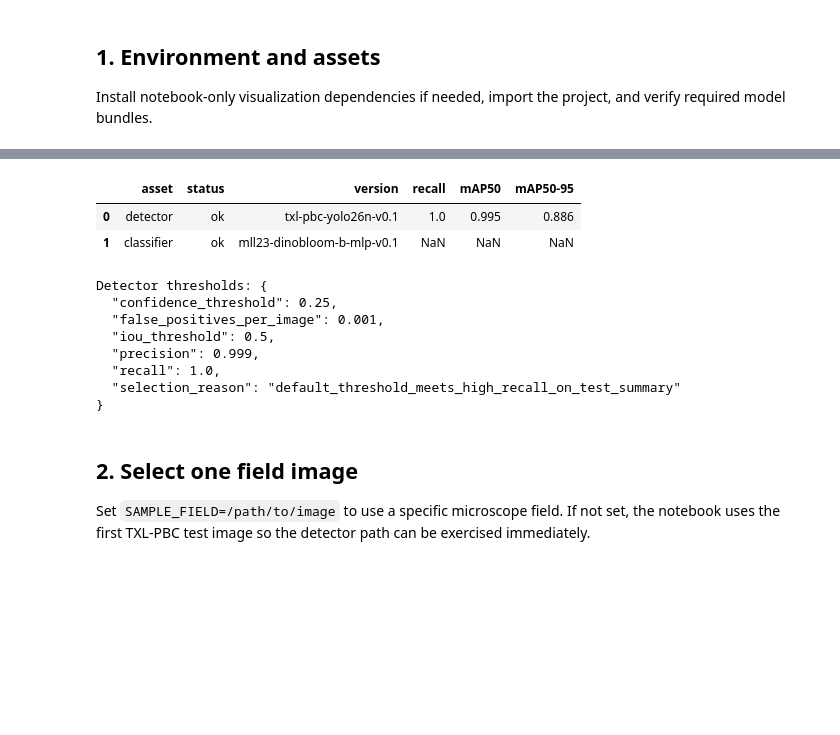
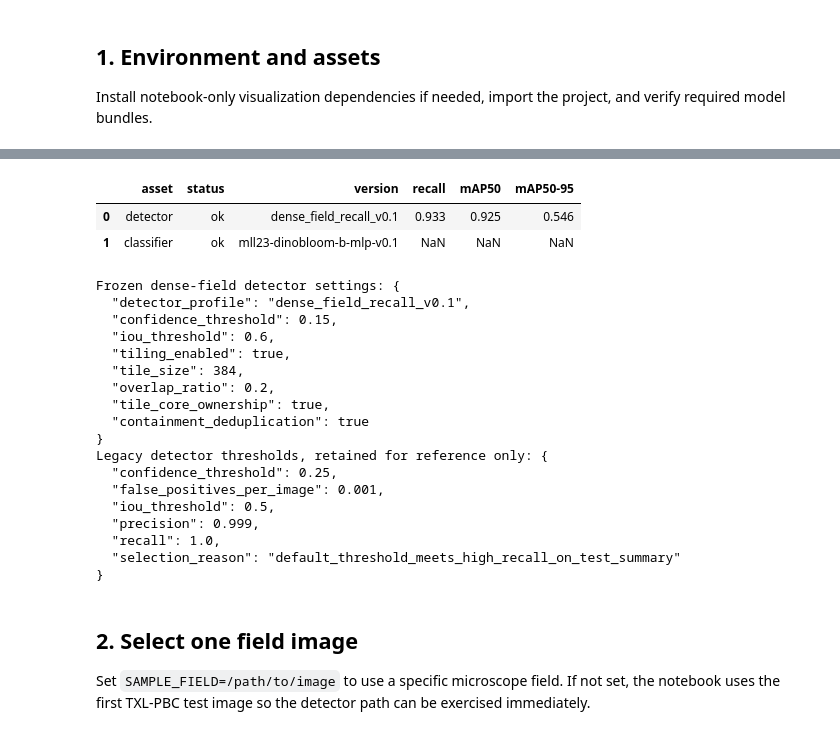
Before and after one commit to 3r3bu5/blood-analyzer, a Jupyter notebook: notebooks/04_e2e_field_analysis.ipynb, the cells around one changed output, grey strips where cells are left out. Cells and saved outputs as stored; diff of their text form; code cells hidden in the pictures; blank space fills up the shorter version.

```diff
--- a/notebooks/04_e2e_field_analysis.ipynb
+++ b/notebooks/04_e2e_field_analysis.ipynb
@@ -69,22 +78,46 @@ Classifier bundle: models/mll23-dinobloom-b-mlp-v0.1
 Backbone weights: models/backbones/dinobloom-b.pth
 Classifier device: cpu
 # %%
-detector_bundle = load_config_document(DETECTOR_BUNDLE / 'bundle.json')
-detector_metrics = load_config_document(DETECTOR_BUNDLE / 'metrics.json')
-detector_thresholds = load_config_document(DETECTOR_BUNDLE / 'thresholds.json')
+detector_evaluation = load_config_document(DETECTOR_EVALUATION)
+detector_thresholds = load_config_document(LEGACY_DETECTOR_BUNDLE / 'thresholds.json')
 classifier_inspection = inspect_bundle(CLASSIFIER_BUNDLE)
 classifier_docs = load_bundle_documents(CLASSIFIER_BUNDLE)
 
+selected_detector_eval = next(
+    item for item in detector_evaluation['evaluations']
+    if item.get('experiment') == 'A_finetune_txl_pbc'
+)
+selected_detector_metrics = selected_detector_eval['metrics']
 display(pd.DataFrame([
-    {'asset': 'detector', 'status': 'ok', 'version': detector_bundle['name'], 'recall': detector_metrics['recall'], 'mAP50': detector_metrics['mAP50'], 'mAP50-95': detector_metrics['mAP50_95']},
+    {'asset': 'detector', 'status': detector_evaluation['status'], 'version': SELECTED_DETECTOR_EXPERIMENT, 'recall': selected_detector_metrics['metrics/recall(B)'], 'mAP50': selected_detector_metrics['metrics/mAP50(B)'], 'mAP50-95': selected_detector_metrics['metrics/mAP50-95(B)']},
     {'asset': 'classifier', 'status': classifier_inspection['status'], 'version': classifier_docs['bundle']['name'], 'recall': None, 'mAP50': None, 'mAP50-95': None},
 ]))
-print('Detector thresholds:', json.dumps(detector_thresholds['selected'], indent=2))
+print('Frozen dense-field detector settings:', json.dumps({
+    'detector_profile': SELECTED_DETECTOR_EXPERIMENT,
+    'confidence_threshold': DETECTOR_PROFILE.detector.confidence_threshold,
+    'iou_threshold': DETECTOR_PROFILE.detector.iou_threshold,
+    'tiling_enabled': DETECTOR_PROFILE.tiling.enabled,
+    'tile_size': DETECTOR_PROFILE.tiling.tile_size,
+    'overlap_ratio': DETECTOR_PROFILE.tiling.overlap_ratio,
+    'tile_core_ownership': DETECTOR_PROFILE.tiling.tile_core_ownership,
+    'containment_deduplication': DETECTOR_PROFILE.tiling.containment_deduplication,
+}, indent=2))
+print('Legacy detector thresholds, retained for reference only:', json.dumps(detector_thresholds['selected'], indent=2))
 # %% [output]
 |  | asset | status | version | recall | mAP50 | mAP50-95 |
-| 0 | detector | ok | txl-pbc-yolo26n-v0.1 | 1.0 | 0.995 | 0.886 |
+| 0 | detector | ok | dense_field_recall_v0.1 | 0.933 | 0.925 | 0.546 |
 | 1 | classifier | ok | mll23-dinobloom-b-mlp-v0.1 | NaN | NaN | NaN |
-Detector thresholds: {
+Frozen dense-field detector settings: {
+  "detector_profile": "dense_field_recall_v0.1",
+  "confidence_threshold": 0.15,
+  "iou_threshold": 0.6,
+  "tiling_enabled": true,
+  "tile_size": 384,
+  "overlap_ratio": 0.2,
+  "tile_core_ownership": true,
+  "containment_deduplication": true
+}
+Legacy detector thresholds, retained for reference only: {
   "confidence_threshold": 0.25,
   "false_positives_per_image": 0.001,
   "iou_threshold": 0.5,
```
Also changed, not shown: parts of 13 cells of this notebook, 41 other files.
